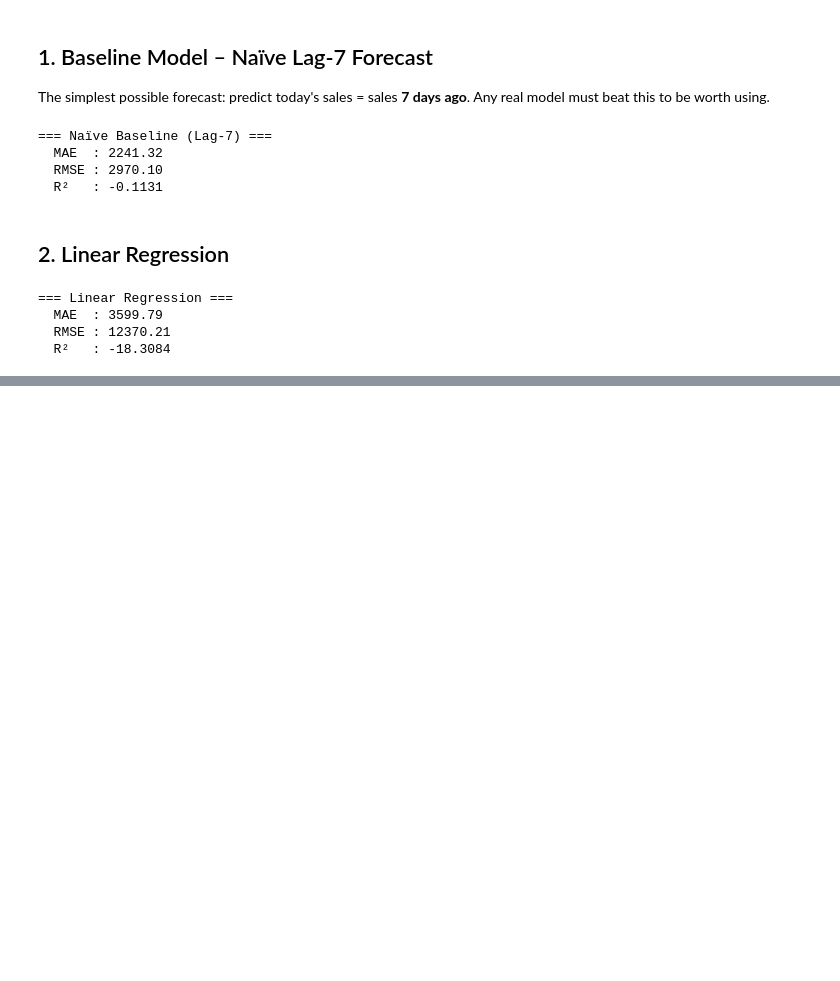
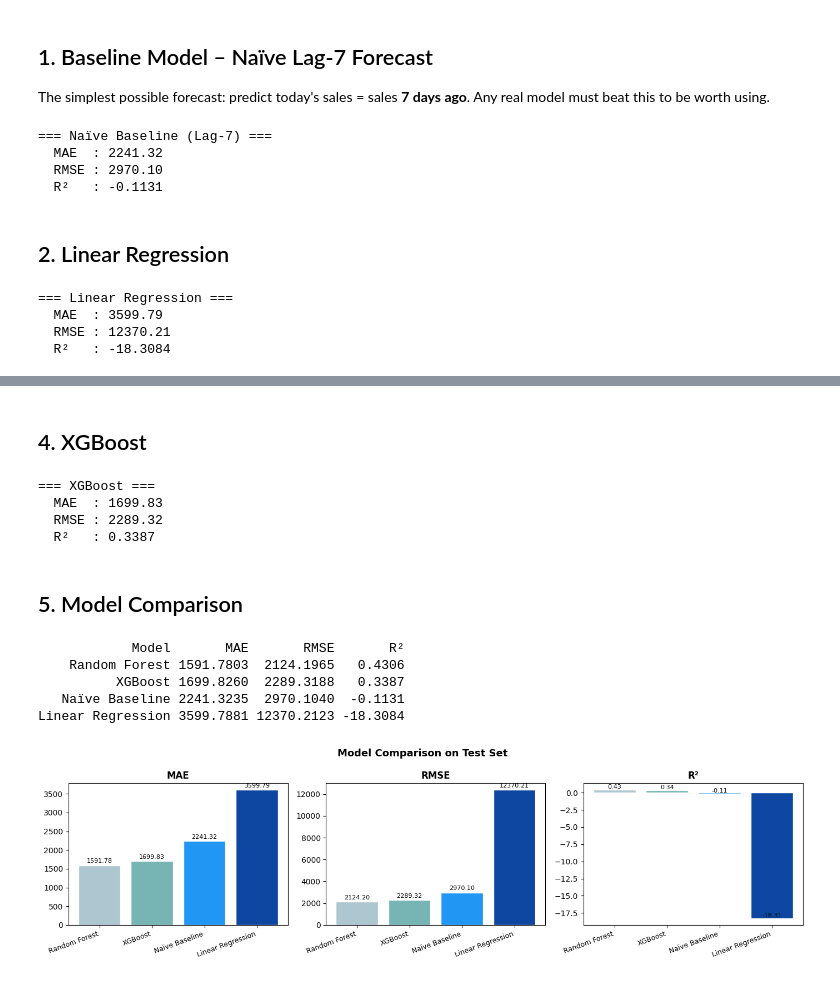
Before and after one commit to Parina89/Project-3-Food-Restaurant-Services-, a Jupyter notebook: Week2_with_Training.ipynb, the cells around one changed output, grey strips where cells are left out. Saved outputs shown, nothing was run; the diff lists cells and outputs as text; code cells hidden in the pictures; blank space fills up the shorter version.

Commit message:
Updated Week 2 training notebook with model comparison

```diff
--- a/Week2_with_Training.ipynb
+++ b/Week2_with_Training.ipynb
@@ -695,0 +723,76 @@ print(f"  R²   : {r2_lr:.4f}")
+# %% [markdown]
+## 4. XGBoost
+# %%
+# ── XGBoost ──────────────────────────────────────────────────────────────
+xgb = XGBRegressor(
+    n_estimators=300,
+    learning_rate=0.05,
+    max_depth=6,
+    subsample=0.8,
+    colsample_bytree=0.8,
+    random_state=42,
+    verbosity=0
+)
+xgb.fit(
+    X_train, y_train,
+    eval_set=[(X_test, y_test)],
+    verbose=False
+)
+y_pred_xgb = xgb.predict(X_test)
+
+mae_xgb  = mean_absolute_error(y_test, y_pred_xgb)
+rmse_xgb = mean_squared_error(y_test, y_pred_xgb) ** 0.5
+r2_xgb   = r2_score(y_test, y_pred_xgb)
+
+print("=== XGBoost ===")
+print(f"  MAE  : {mae_xgb:.2f}")
+print(f"  RMSE : {rmse_xgb:.2f}")
+print(f"  R²   : {r2_xgb:.4f}")
+# %% [output]
+=== XGBoost ===
+  MAE  : 1699.83
+  RMSE : 2289.32
+  R²   : 0.3387
+# %% [markdown]
+## 5. Model Comparison
+# %%
+# ── Summary table ────────────────────────────────────────────────────────
+import pandas as pd
+
+results = pd.DataFrame({
+    "Model" : ["Naïve Baseline", "Linear Regression", "Random Forest", "XGBoost"],
+    "MAE"   : [mae_base,  mae_lr,  mae_rf,  mae_xgb],
+    "RMSE"  : [rmse_base, rmse_lr, rmse_rf, rmse_xgb],
+    "R²"    : [r2_base,   r2_lr,   r2_rf,   r2_xgb],
+})
+results = results.sort_values("RMSE").reset_index(drop=True)
+print(results.to_string(index=False, float_format=lambda x: f"{x:.4f}"))
+# %% [output]
+            Model       MAE       RMSE       R²
+    Random Forest 1591.7803  2124.1965   0.4306
+          XGBoost 1699.8260  2289.3188   0.3387
+   Naïve Baseline 2241.3235  2970.1040  -0.1131
+Linear Regression 3599.7881 12370.2123 -18.3084
+# %%
+# ── Bar chart comparison ─────────────────────────────────────────────────
+import matplotlib.pyplot as plt
+
+fig, axes = plt.subplots(1, 3, figsize=(14, 4))
+colors = ["#aec6cf", "#77b5b5", "#2196F3", "#0d47a1"]
+models = results["Model"].tolist()
+
+for ax, metric in zip(axes, ["MAE", "RMSE", "R²"]):
+    vals = results[metric].tolist()
+    bars = ax.bar(models, vals, color=colors, edgecolor="white")
+    ax.set_title(metric, fontsize=12, fontweight="bold")
+    ax.set_xticklabels(models, rotation=20, ha="right", fontsize=9)
+    for bar, v in zip(bars, vals):
+        ax.text(bar.get_x() + bar.get_width()/2,
+                bar.get_height() + max(vals)*0.01,
+                f"{v:.2f}", ha="center", va="bottom", fontsize=8)
+
+plt.suptitle("Model Comparison on Test Set", fontsize=13, fontweight="bold")
+plt.tight_layout()
+plt.show()
+# %% [output]
+[figure, added]
```
Also changed, not shown: parts of 2 cells of this notebook.
